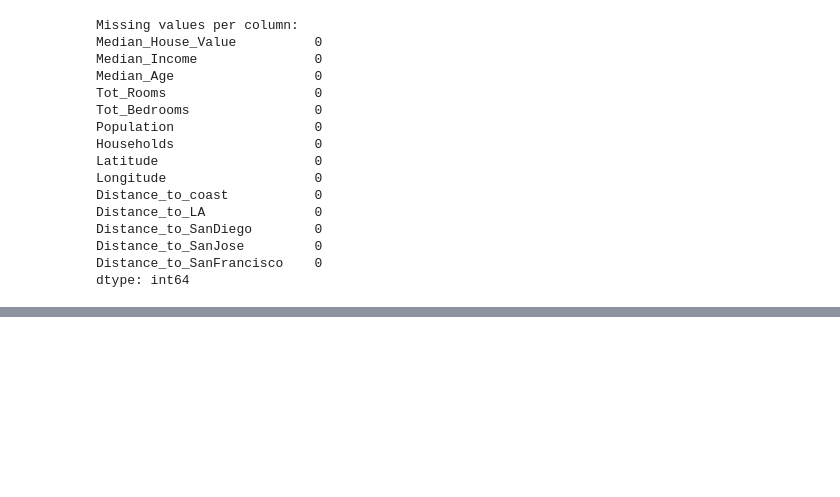
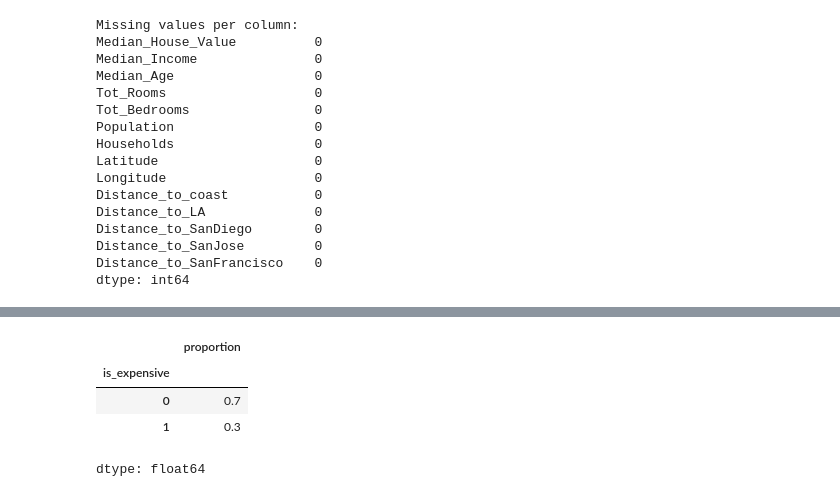
Before and after one commit to YazeedQasas/Housing_Prices_Prediction, a Jupyter notebook: Housing+Prices_Prediction.ipynb, the cells around one changed output, grey strips where cells are left out. Saved outputs shown, nothing was run; the diff lists cells and outputs as text; code cells hidden in the pictures; blank space fills up the shorter version.

```diff
--- a/Housing+Prices_Prediction.ipynb
+++ b/Housing+Prices_Prediction.ipynb
@@ -92,0 +140,19 @@ dtype: int64
+# %%
+#Note: The regression target is the specific continuous numerical value that
+#a regression model is designed to predict. Here, it is Median House Value.
+target_reg = "Median_House_Value"
+
+#For the classification, we define an "expensive" threshold (70th percentile)
+expensive_threshold = df[target_reg].quantile(0.70)
+expensive_threshold
+
+#We create binary label: 1 = expensive, 0 = not expensive for the logistic regression.
+df["is_expensive"] = (df[target_reg] >= expensive_threshold).astype(int)
+
+df["is_expensive"].value_counts(normalize=True)
+# %% [output]
+|  | proportion |
+| is_expensive |  |
+| 0 | 0.7 |
+| 1 | 0.3 |
+dtype: float64
```
Also changed, not shown: parts of 15 cells of this notebook.
